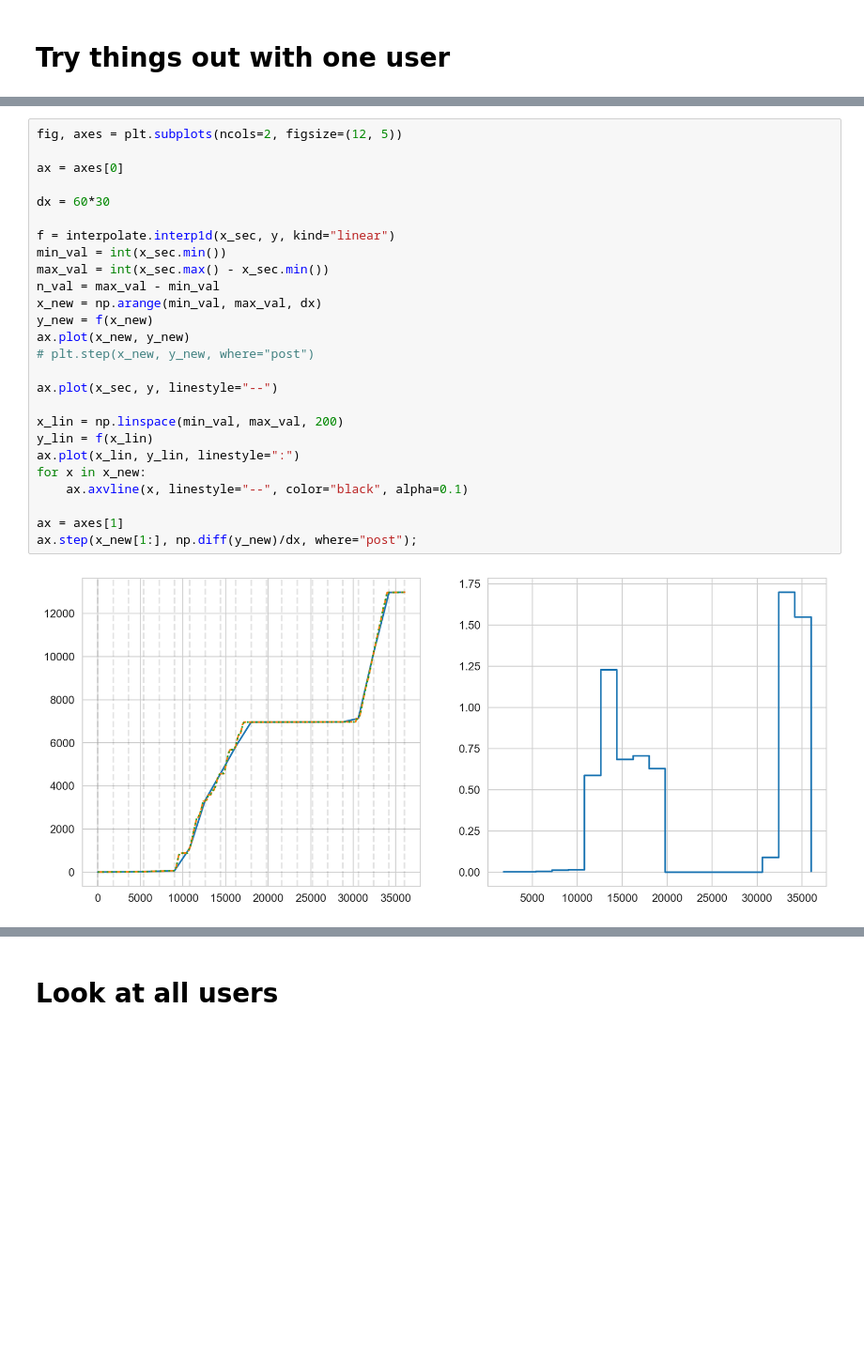
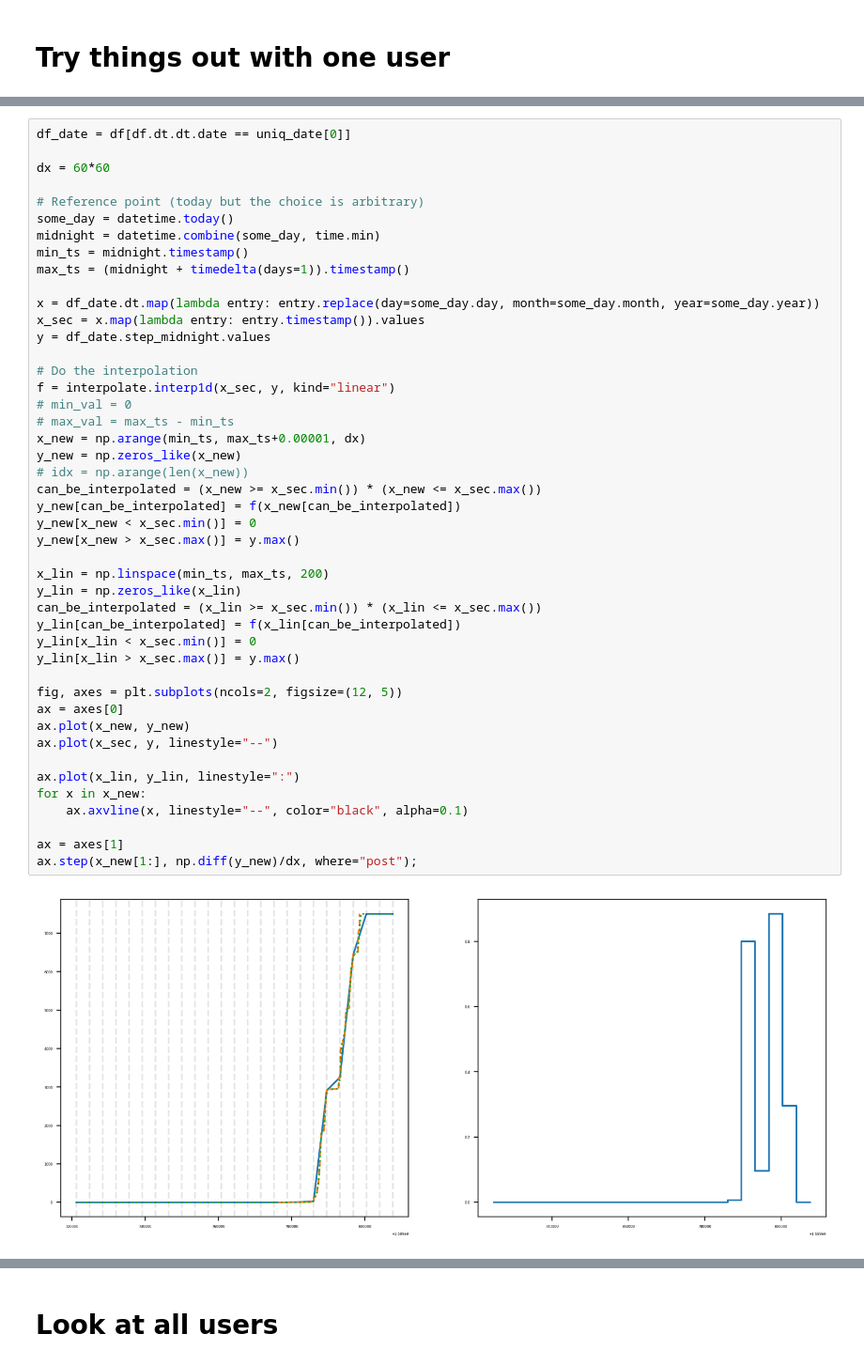
Before and after one commit to AurelienNioche/MAppServer, a Jupyter notebook: data_analysis/data_analysis__activity.ipynb, the cells around one changed output, grey strips where cells are left out. Shown at 94% size. Drawn from its saved outputs; the diff is of its cells as text; blank space fills up the shorter version.

```diff
--- a/data_analysis/data_analysis__activity.ipynb
+++ b/data_analysis/data_analysis__activity.ipynb
@@ -64,31 +54,50 @@ plt.show()
-# %%
-fig, axes = plt.subplots(ncols=2, figsize=(12, 5))
-
-ax = axes[0]
-
-dx = 60*30
-
-f = interpolate.interp1d(x_sec, y, kind="linear")
-min_val = int(x_sec.min())
-max_val = int(x_sec.max() - x_sec.min())
-n_val = max_val - min_val
-x_new = np.arange(min_val, max_val, dx)
-y_new = f(x_new)
-ax.plot(x_new, y_new)
-# plt.step(x_new, y_new, where="post")
-
-ax.plot(x_sec, y, linestyle="--")
-
-x_lin = np.linspace(min_val, max_val, 200)
-y_lin = f(x_lin)
-ax.plot(x_lin, y_lin, linestyle=":")
-for x in x_new:
-    ax.axvline(x, linestyle="--", color="black", alpha=0.1)
-
-ax = axes[1]
-ax.step(x_new[1:], np.diff(y_new)/dx, where="post");
-# %% [output]
-[figure, removed]
+# %%
+df_date = df[df.dt.dt.date == uniq_date[0]]
+
+dx = 60*60
+
+# Reference point (today but the choice is arbitrary)
+some_day = datetime.today()
+midnight = datetime.combine(some_day, time.min)
+min_ts = midnight.timestamp()
+max_ts = (midnight + timedelta(days=1)).timestamp()
+
+x = df_date.dt.map(lambda entry: entry.replace(day=some_day.day, month=some_day.month, year=some_day.year))
+x_sec = x.map(lambda entry: entry.timestamp()).values
+y = df_date.step_midnight.values
+
+# Do the interpolation
+f = interpolate.interp1d(x_sec, y, kind="linear")
+# min_val = 0
+# max_val = max_ts - min_ts
+x_new = np.arange(min_ts, max_ts+0.00001, dx)
+y_new = np.zeros_like(x_new)
+# idx = np.arange(len(x_new))
+can_be_interpolated = (x_new >= x_sec.min()) * (x_new <= x_sec.max())
+y_new[can_be_interpolated] = f(x_new[can_be_interpolated])
+y_new[x_new < x_sec.min()] = 0
+y_new[x_new > x_sec.max()] = y.max()
+
+x_lin = np.linspace(min_ts, max_ts, 200)
+y_lin = np.zeros_like(x_lin)
+can_be_interpolated = (x_lin >= x_sec.min()) * (x_lin <= x_sec.max())
+y_lin[can_be_interpolated] = f(x_lin[can_be_interpolated])
+y_lin[x_lin < x_sec.min()] = 0
+y_lin[x_lin > x_sec.max()] = y.max()
+
+fig, axes = plt.subplots(ncols=2, figsize=(12, 5))
+ax = axes[0]
+ax.plot(x_new, y_new)
+ax.plot(x_sec, y, linestyle="--")
+
+ax.plot(x_lin, y_lin, linestyle=":")
+for x in x_new:
+    ax.axvline(x, linestyle="--", color="black", alpha=0.1)
+
+ax = axes[1]
+ax.step(x_new[1:], np.diff(y_new)/dx, where="post");
+# %% [output]
+[figure, added]
 # %%
 fig, ax = plt.subplots()
 for date in uniq_date:
```
Also changed, not shown: parts of 33 cells of this notebook, 9 other files.
